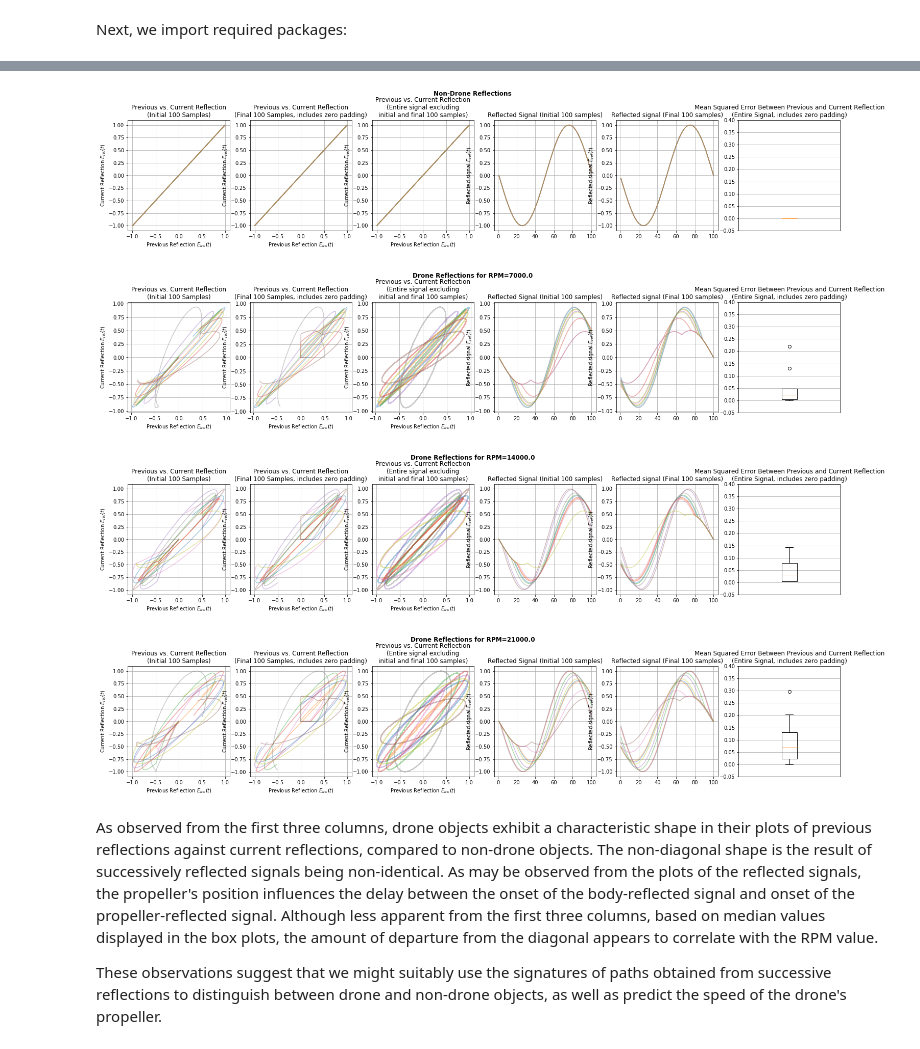
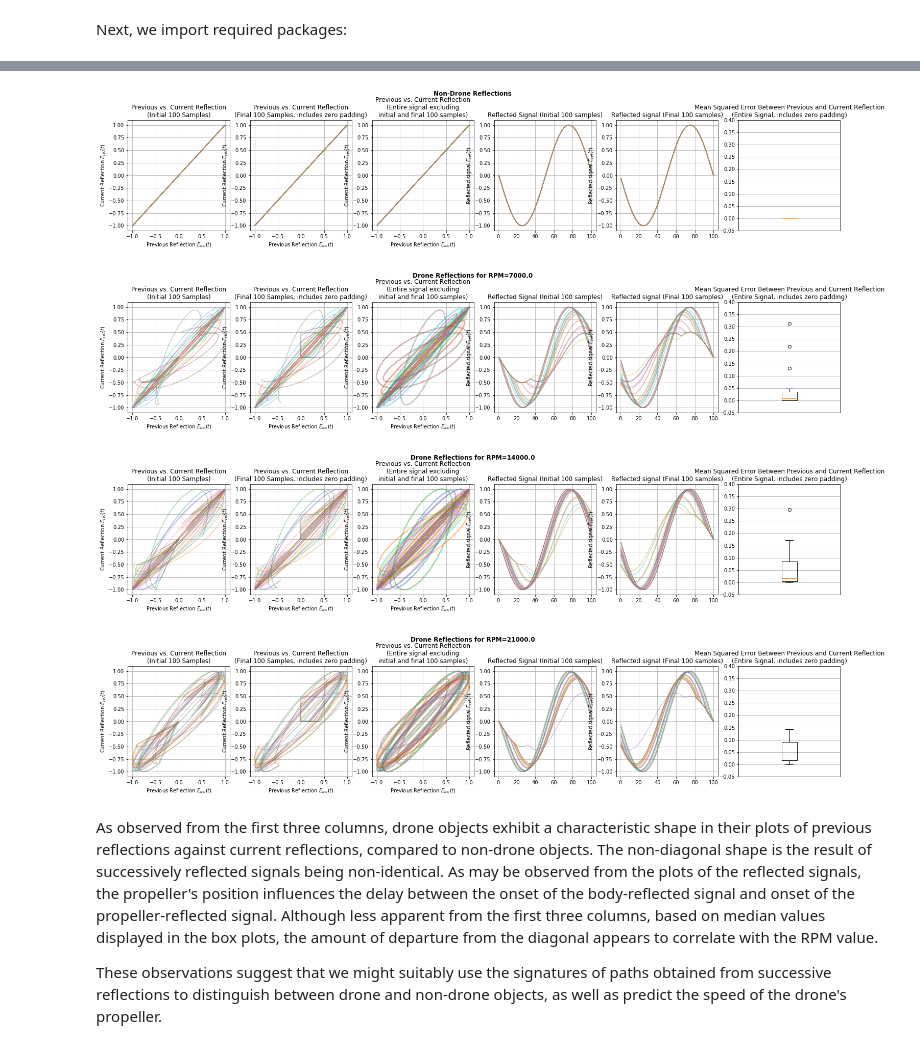
Before and after one commit to datasig-ac-uk/esig, a Jupyter notebook: examples/drone_identification/drone_identification.ipynb, the cells around one changed output, grey strips where cells are left out. Drawn from its saved outputs; the diff is of its cells as text; code cells hidden in the pictures.

Commit message:
Randomise initial propeller locations when visualising reflections

```diff
--- a/examples/drone_identification/drone_identification.ipynb
+++ b/examples/drone_identification/drone_identification.ipynb
@@ -211,7 +211,7 @@ The following two columns display plots of the reflections themselves, for diffe
 
 The final column summarises the shape of the plots in the third column: As our summary statistic, we use the mean squared error between the current reflection and the preceding reflection. In this way, we quantify how how strongly each of the curves in the third column departs from the diagonal shape that we observe for the non-drone object:
 # %%
-def plot_reflections(n_incident_signals=10, rpm=20E3, speed=40, propeller_diameter=0.12, distance=1000, random_state=0):
+def plot_reflections(n_incident_signals=20, rpm=20E3, speed=40, propeller_diameter=0.12, distance=1000, random_state=0):
     signature_calculator = ExpectedSignatureCalculator(n_incident_signals, truncation_level=3,
                                                        use_lead_lag_transformation=True,
                                                        signal_to_noise_ratio=None)
@@ -240,38 +240,38 @@ def plot_reflections(n_incident_signals=10, rpm=20E3, speed=40, propeller_diamet
     ax[5].boxplot(mean_squared_error)
 
     ax[0].set_title('Previous vs. Current Reflection\n(Initial 100 Samples)')
     ax[0].set_xlabel('Previous Reflection $E_{inc}(t)$')
     ax[0].set_ylabel('Current Reflection $E_{ref}(t)$')
     ax[0].grid()
     ax[1].set_title('Previous vs. Current Reflection\n(Final 100 Samples, includes zero padding)')
     ax[1].set_xlabel('Previous Reflection $E_{inc}(t)$')
     ax[1].set_ylabel('Current Reflection $E_{ref}(t)$')
     ax[1].grid()
     ax[2].set_title('Previous vs. Current Reflection\n(Entire signal excluding\ninitial and final 100 samples)')
     ax[2].set_xlabel('Previous Reflection $E_{inc}(t)$')
     ax[2].set_ylabel('Current Reflection $E_{ref}(t)$')
     ax[2].grid()
     ax[3].set_title('Reflected Signal (Initial 100 samples)')
     ax[3].set_ylabel('Reflected signal $E_{ref}(t)$')
     ax[3].grid()
     ax[4].set_title('Reflected signal (Final 100 samples)')
     ax[4].set_ylabel('Reflected signal $E_{ref}(t)$')
     ax[4].grid()
     ax[5].set_title('Mean Squared Error Between Previous and Current Reflection\n(Entire Signal, includes zero padding)')
     ax[5].set_ylim((-0.05, 0.4))
     ax[5].grid()
     ax[5].set_xticks([])
 
     return signals[1:], signals[:-1]
 
 current_signal, previous_signal = plot_reflections(rpm=None)
-for rpm in (7E3, 14E3, 21E3):
-    current_signal, previous_signal = plot_reflections(rpm=rpm)
+for random_state, rpm in enumerate((7E3, 14E3, 21E3)):
+    current_signal, previous_signal = plot_reflections(rpm=rpm, random_state=random_state)
 # %% [output]
 [figure]
-[figure, old version]
+[figure, new version]
-[figure, old version]
+[figure, new version]
-[figure, old version]
+[figure, new version]
 # %% [markdown]
 As observed from the first three columns, drone objects exhibit a characteristic shape in their plots of previous reflections against current reflections, compared to non-drone objects. The non-diagonal shape is the result of successively reflected signals being non-identical. As may be observed from the plots of the reflected signals, the propeller's position influences the delay between the onset of the body-reflected signal and onset of the propeller-reflected signal. Although less apparent from the first three columns, based on median values displayed in the box plots, the amount of departure from the diagonal appears to correlate with the RPM value.
 
```
Also changed, not shown: parts of 3 cells of this notebook.
